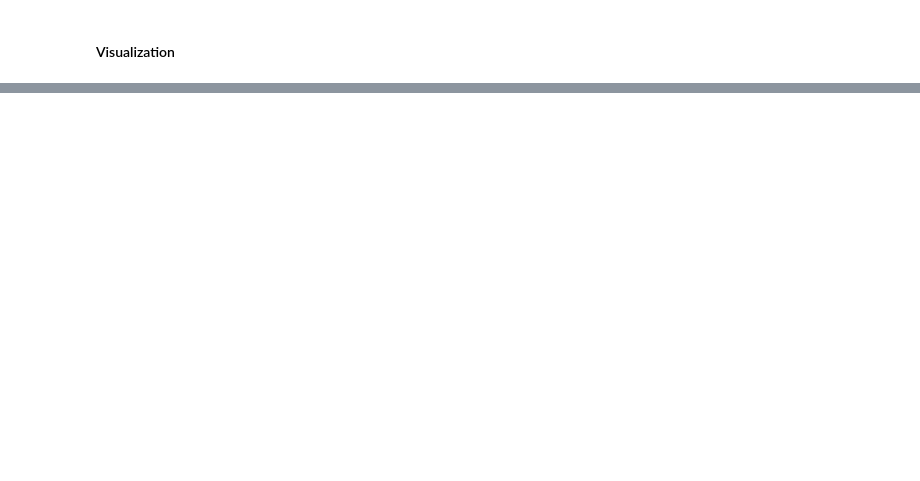
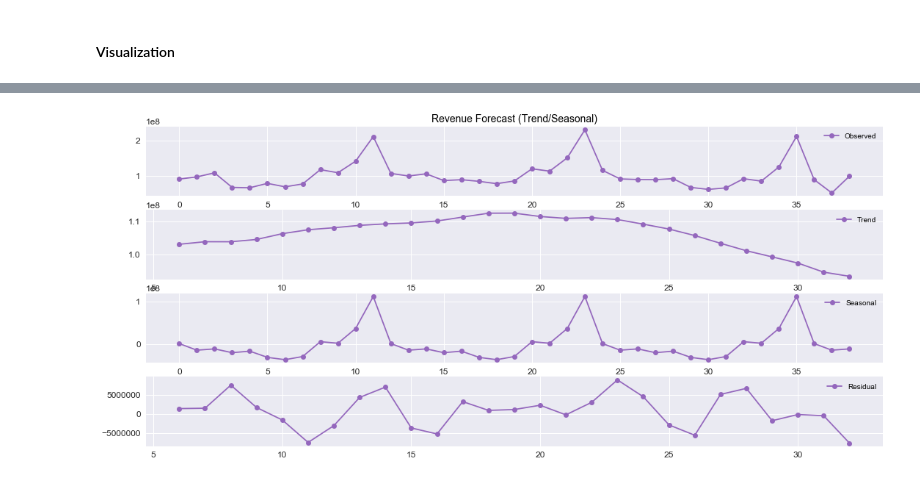
Before and after one commit to leandrocamara/future-sales-forecast, a Jupyter notebook: future-sales-forecast.ipynb, the cells around one changed output, grey strips where cells are left out. Cells and saved outputs as stored; diff of their text form; code cells hidden in the pictures; blank space fills up the shorter version.

```diff
--- a/future-sales-forecast.ipynb
+++ b/future-sales-forecast.ipynb
@@ -423,0 +443,11 @@ plt.legend()
+# %%
+# Gráfico - Previsão de Receita (Tendência/Sazonalidade)
+fig, axs = plt.subplots(4, 1, figsize=(18, 8))
+axs[0].set_title('Revenue Forecast (Trend/Seasonal)')
+axs[0].plot(forecasts_revenue.yhat, '-ok', c='tab:purple', label='Observed')
+axs[1].plot(decompose_forecasts_revenue.trend, '-ok', c='tab:purple', label='Trend')
+axs[2].plot(decompose_forecasts_revenue.seasonal, '-ok', c='tab:purple', label='Seasonal')
+axs[3].plot(decompose_forecasts_revenue.resid, '-ok', c='tab:purple', label='Residual')
+for ax in axs.flat: ax.legend(loc='best')
+# %% [output]
+[figure, added]
```
Also changed, not shown: parts of 15 cells of this notebook, 2 other files.
